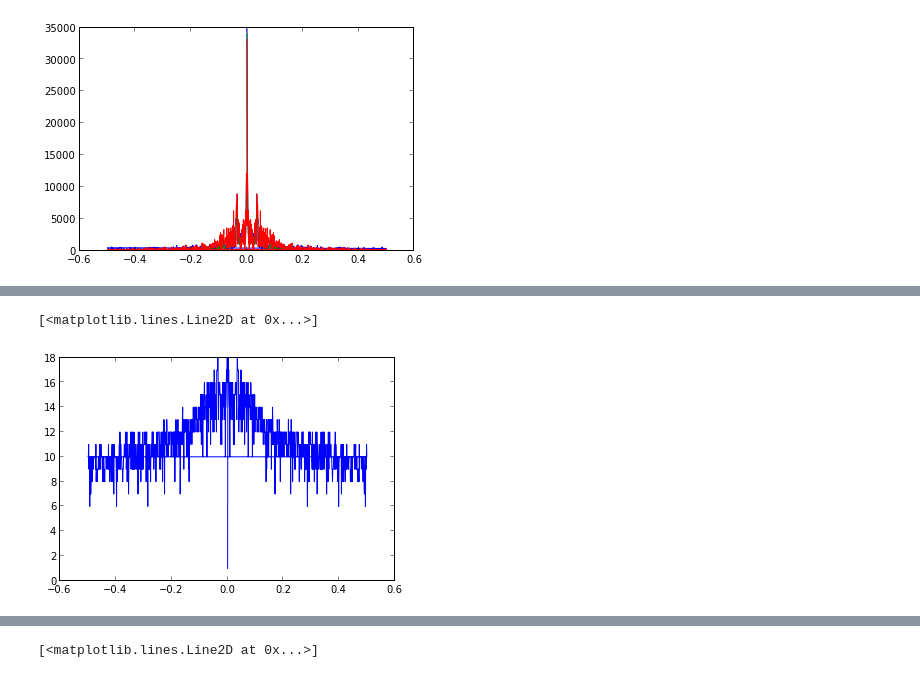
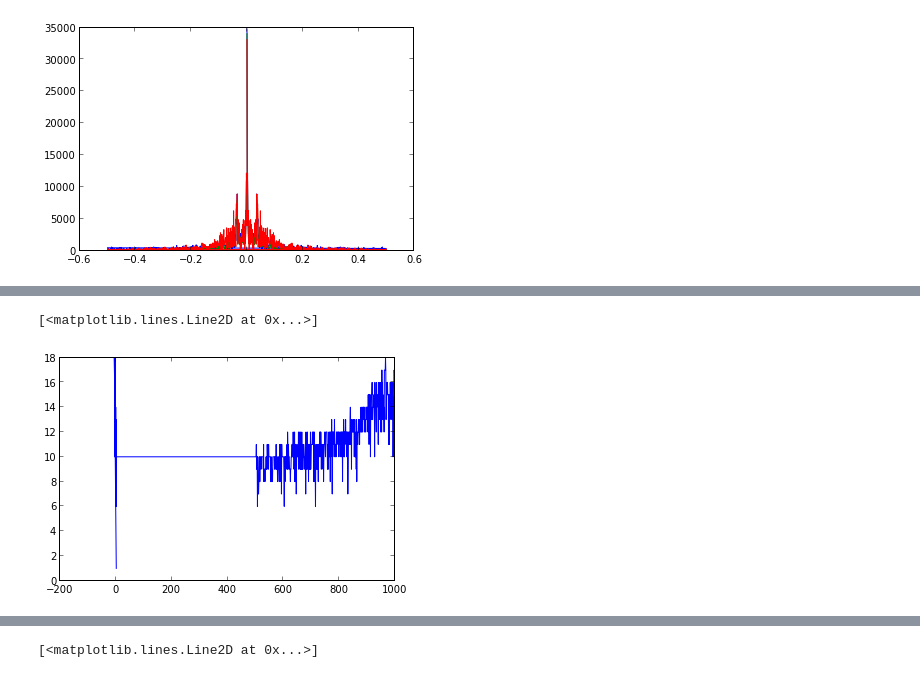
Before and after one commit to cesarquintanac3/Tarea5, a Jupyter notebook: DesarrolloPunto2/ManchasSolares.ipynb, the cells around one changed output, grey strips where cells are left out. Saved outputs shown, nothing was run; the diff lists cells and outputs as text; code cells hidden in the pictures.

```diff
--- a/DesarrolloPunto2/ManchasSolares.ipynb
+++ b/DesarrolloPunto2/ManchasSolares.ipynb
@@ -119,11 +71,15 @@ plt.plot(freq,np.abs(fft_III))
 [figure]
 # %%
 potencias = arange(1,size(fft_I)+1)
+logFreq = arange(1,size(freq)+1)
 
 for i in range(1,size(fft_I)):
-
     potencias[i] = math.log(power(abs(fft_I[i]),2))
 
-plot(freq, potencias)
+for j in range(1,size(freq)):
+    if freq[j]> 0:
+        logFreq[j] = math.log(freq[j])
+
+plot(logFreq, potencias)
 # %% [output]
 [<matplotlib.lines.Line2D at 0x...>]
@@ -131,10 +87,14 @@ plot(freq, potencias)
 # %%
 potencias = arange(1,size(fft_II)+1)
+logFreq = arange(1,size(freq)+1)
 
-for i in range(1,size(fft_II)):
-
+for i in range(1,size(fft_I)):
     potencias[i] = math.log(power(abs(fft_II[i]),2))
 
-plot(freq, potencias)
+for j in range(1,size(freq)):
+    if freq[j]> 0:
+        logFreq[j] = math.log(freq[j])
+
+plot(logFreq, potencias)
 # %% [output]
 [<matplotlib.lines.Line2D at 0x...>]
@@ -142,14 +102,18 @@ plot(freq, potencias)
 # %%
 potencias = arange(1,size(fft_III)+1)
+logFreq = arange(1,size(freq)+1)
 
-for i in range(1,size(fft_III)):
-
+for i in range(1,size(fft_I)):
     potencias[i] = math.log(power(abs(fft_III[i]),2))
 
-plot(freq, potencias)
+for j in range(1,size(freq)):
+    if freq[j]> 0:
+        logFreq[j] = math.log(freq[j])
+
+plot(logFreq, potencias)
 # %% [output]
 [<matplotlib.lines.Line2D at 0x...>]
-[figure, old version]
+[figure, new version]
 # %%
 for i in range(0,size(fft_I)):
     if freq[i] !=0 :
```
Also changed, not shown: parts of 20 cells of this notebook.
